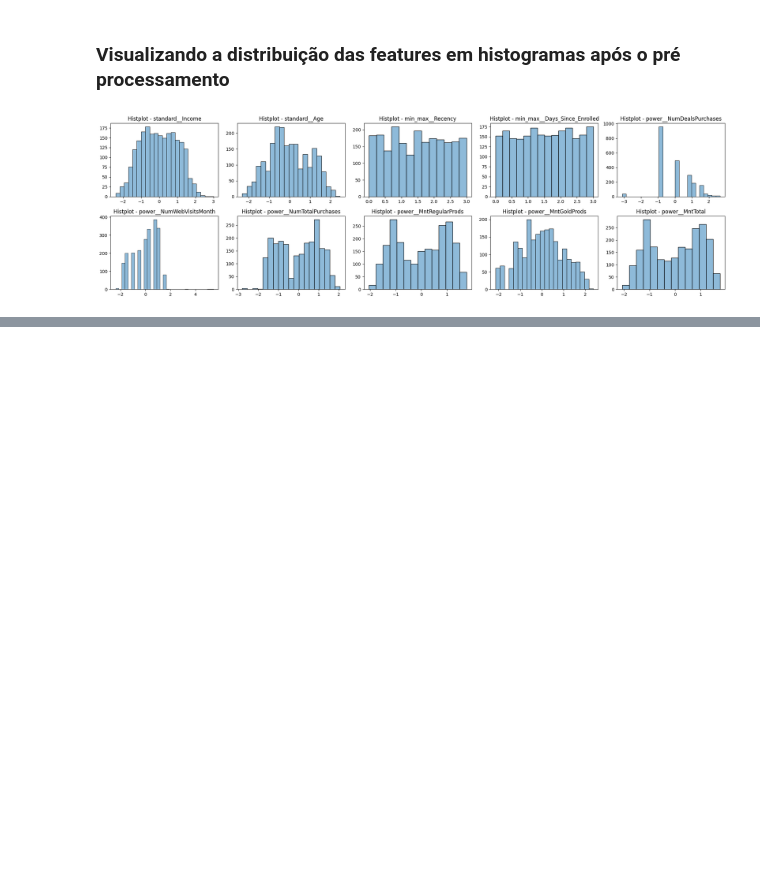
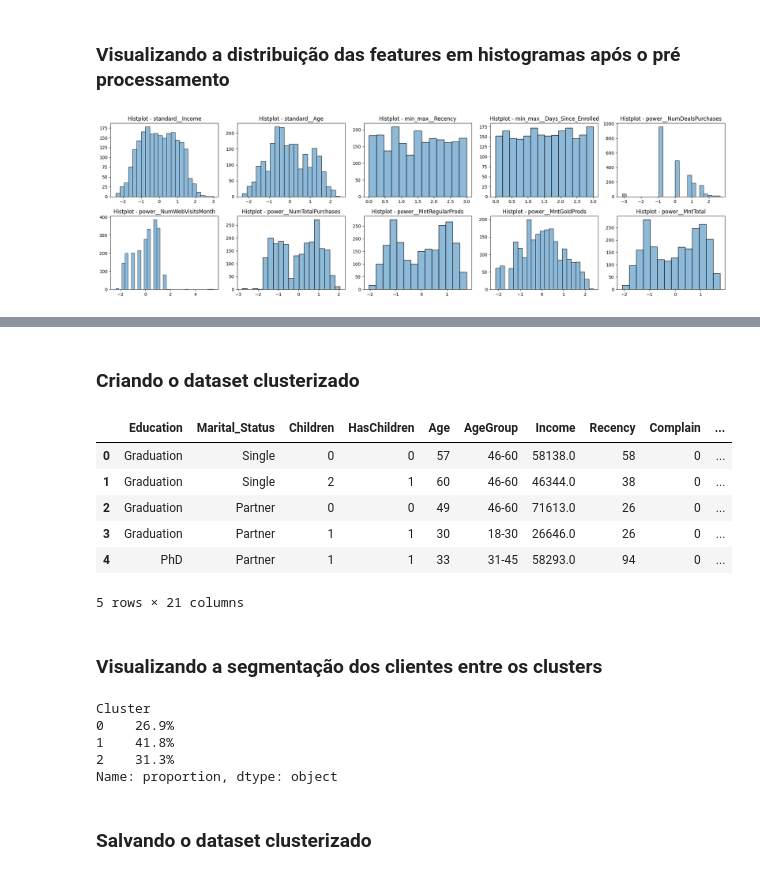
Before and after one commit to matheusresende7/ds_projeto_final_5_modelo_clusterizacao_classificacao_app_delivery, a Jupyter notebook: notebooks/06_feature_engineering.ipynb, the cells around one changed output, grey strips where cells are left out. Cells and saved outputs as stored; diff of their text form; code cells hidden in the pictures; blank space fills up the shorter version.

```diff
--- a/notebooks/06_feature_engineering.ipynb
+++ b/notebooks/06_feature_engineering.ipynb
@@ -222,0 +250,19 @@ fn_charts.histplots(df_pre_processed, columns_not_one_hot, num_cols=5, height_fi
+# %%
+pipeline = Pipeline( # Criando o pipeline para o modelo de clusterização
+    [
+        ("preprocessing", # Fazendo o pré processamento do dataset de acordo com os pré processamentos definidos anteriormente
+         preprocessing # Passando a variável com todas as etapas de pré processamento definidas anteriormente
+        ),
+        ("pca", PCA( # Aplicando o PCA para redução de dimensionalidade do dataset
+            n_components=2, # Definindo o número de componentes (redução de dimensionalidade: 2D, 3D, ...)
+            random_state=consts.RANDOM_STATE, # Definindo o random state
+        )),
+        ("clustering", KMeans( # Criando o modelo K-Means
+            n_clusters=3, # Definindo o número de clusters com base nas conclusões anteriores
+            random_state=consts.RANDOM_STATE, # Definindo o random state
+            n_init=10, # Definindo a quantidade de vezes que o algoritmo será executado
+        ))
+    ]
+)
+
+pipeline.fit(df) # Aplicando o modelo de clusterização ao dataset original
@@ -222,0 +287,27 @@ fn_charts.histplots(df_pre_processed, columns_not_one_hot, num_cols=5, height_fi
+# %% [markdown]
+### Criando o dataset clusterizado
+# %%
+df_clustered = df.copy() # Criando uma cópia do dataset original
+df_clustered["Cluster"] = pipeline['clustering'].labels_ # Adicionando a coluna com o cluster no novo dataset clusterizado
+
+df_clustered.head() # Visualizando o dataset clusterizado
+# %% [output]
+|  | Education | Marital_Status | Children | HasChildren | Age | AgeGroup | Income | Recency | Complain | ... |
+| 0 | Graduation | Single | 0 | 0 | 57 | 46-60 | 58138.0 | 58 | 0 | ... |
+| 1 | Graduation | Single | 2 | 1 | 60 | 46-60 | 46344.0 | 38 | 0 | ... |
+| 2 | Graduation | Partner | 0 | 0 | 49 | 46-60 | 71613.0 | 26 | 0 | ... |
+| 3 | Graduation | Partner | 1 | 1 | 30 | 18-30 | 26646.0 | 26 | 0 | ... |
+| 4 | PhD | Partner | 1 | 1 | 33 | 31-45 | 58293.0 | 94 | 0 | ... |
+5 rows × 21 columns
+# %% [markdown]
+### Visualizando a segmentação dos clientes entre os clusters
+# %%
+display(df_clustered['Cluster'].value_counts(normalize=True).map('{:.1%}'.format).sort_index()) # Verificando o resultado da segmentação dos clientes
+# %% [output]
+Cluster
+0    26.9%
+1    41.8%
+2    31.3%
+Name: proportion, dtype: object
+# %% [markdown]
+### Salvando o dataset clusterizado
```
Also changed, not shown: parts of 14 cells of this notebook, 7 other files.
